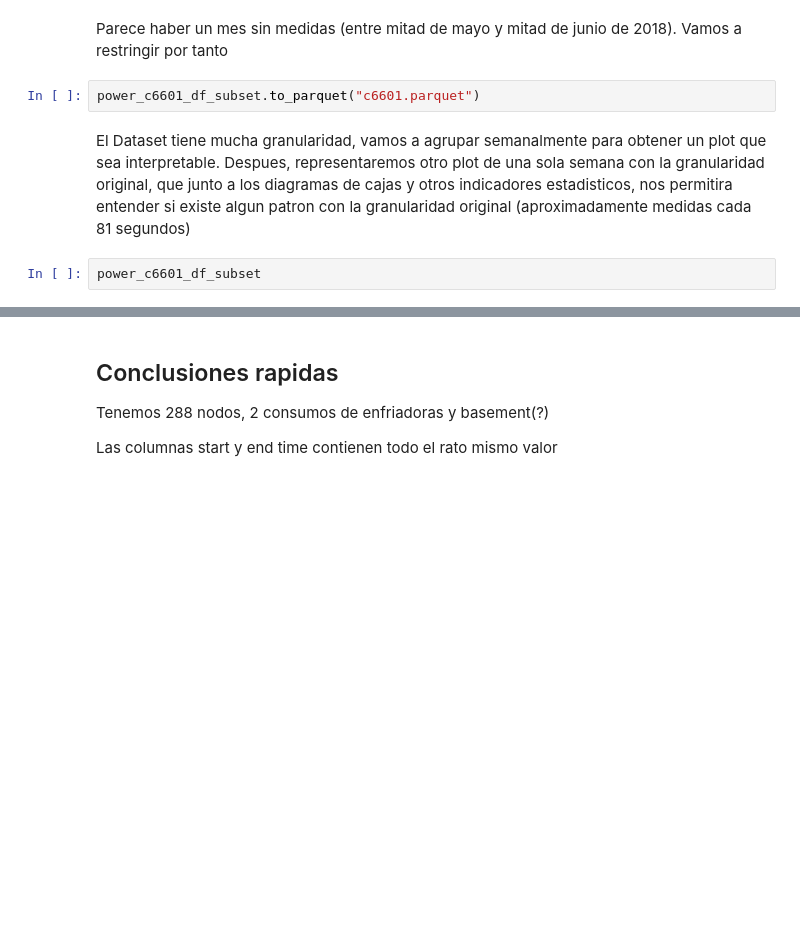
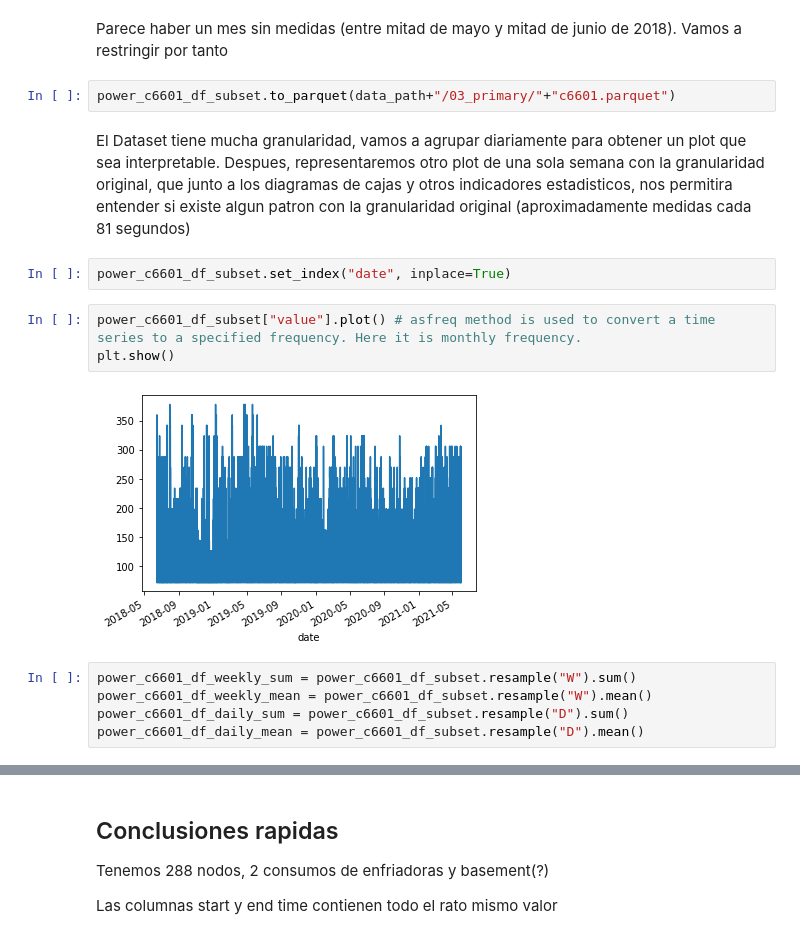
Before and after one commit to lmc00/TS-Forecasting, a Jupyter notebook: src/eDA_and_ETL.ipynb, the cells around one changed output, grey strips where cells are left out. Saved outputs shown, nothing was run; the diff lists cells and outputs as text; blank space fills up the shorter version.

```diff
--- a/src/eDA_and_ETL.ipynb
+++ b/src/eDA_and_ETL.ipynb
@@ -232,8 +294,18 @@ power_c6601_df_subset.value.isna().sum()
 # %% [markdown]
 Parece haber un mes sin medidas (entre mitad de mayo y mitad de junio de 2018). Vamos a restringir por tanto
 # %%
-power_c6601_df_subset.to_parquet("c6601.parquet")
+power_c6601_df_subset.to_parquet(data_path+"/03_primary/"+"c6601.parquet")
 # %% [markdown]
-El Dataset tiene mucha granularidad, vamos a agrupar semanalmente para obtener un plot que sea interpretable. Despues, representaremos otro plot de una sola semana con la granularidad original, que junto a los diagramas de cajas y otros indicadores estadisticos, nos permitira entender si existe algun patron con la granularidad original (aproximadamente medidas cada 81 segundos)
+El Dataset tiene mucha granularidad, vamos a agrupar diariamente para obtener un plot que sea interpretable. Despues, representaremos otro plot de una sola semana con la granularidad original, que junto a los diagramas de cajas y otros indicadores estadisticos, nos permitira entender si existe algun patron con la granularidad original (aproximadamente medidas cada 81 segundos)
-# %%
-power_c6601_df_subset
+# %%
+power_c6601_df_subset.set_index("date", inplace=True)
+# %%
+power_c6601_df_subset["value"].plot() # asfreq method is used to convert a time series to a specified frequency. Here it is monthly frequency.
+plt.show()
+# %% [output]
+[figure, added]
+# %%
+power_c6601_df_weekly_sum = power_c6601_df_subset.resample("W").sum()
+power_c6601_df_weekly_mean = power_c6601_df_subset.resample("W").mean()
+power_c6601_df_daily_sum = power_c6601_df_subset.resample("D").sum()
+power_c6601_df_daily_mean = power_c6601_df_subset.resample("D").mean()
```
Also changed, not shown: parts of 20 cells of this notebook, 2 other files.
